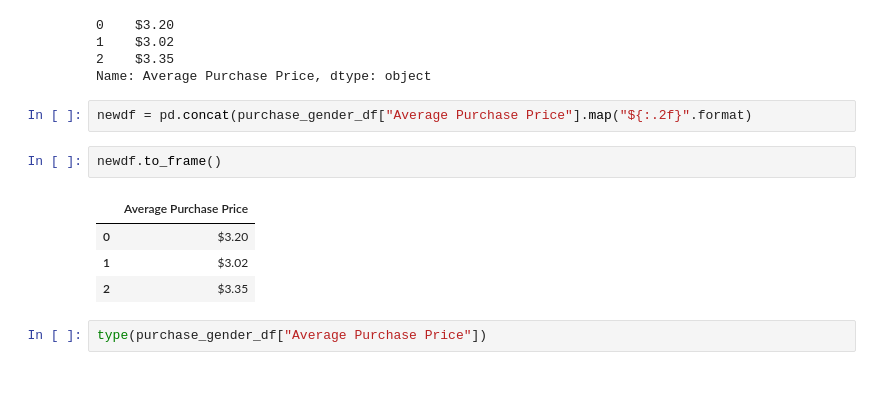
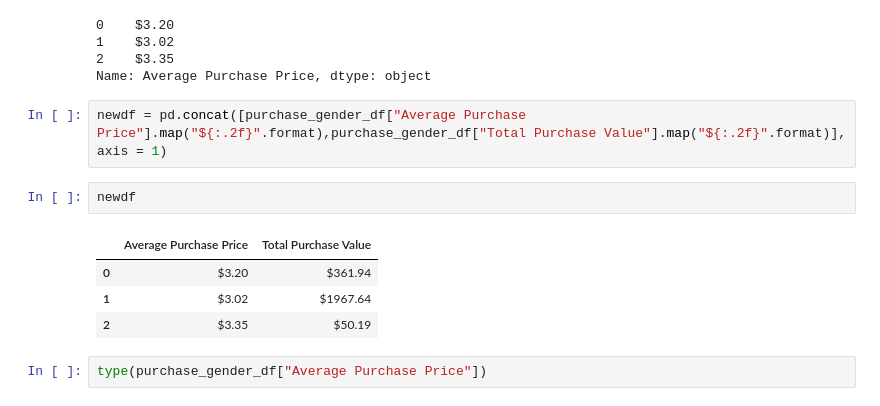
Before and after one commit to penghit/Coursera_Applied_Data_Science_Capstone, a Jupyter notebook: Panda_HeroesOfPymoli.ipynb, the cells around one changed output. Cells and saved outputs as stored; diff of their text form.

```diff
--- a/Panda_HeroesOfPymoli.ipynb
+++ b/Panda_HeroesOfPymoli.ipynb
@@ -192,14 +192,14 @@ purchase_gender_df["Average Purchase Price"].map("${:.2f}".format)
 2    $3.35
 Name: Average Purchase Price, dtype: object
 # %%
-newdf = pd.concat(purchase_gender_df["Average Purchase Price"].map("${:.2f}".format)
+newdf = pd.concat([purchase_gender_df["Average Purchase Price"].map("${:.2f}".format),purchase_gender_df["Total Purchase Value"].map("${:.2f}".format)], axis = 1)
 # %%
-newdf.to_frame()
+newdf
 # %% [output]
-|  | Average Purchase Price |
-| 0 | $3.20 |
-| 1 | $3.02 |
-| 2 | $3.35 |
+|  | Average Purchase Price | Total Purchase Value |
+| 0 | $3.20 | $361.94 |
+| 1 | $3.02 | $1967.64 |
+| 2 | $3.35 | $50.19 |
 # %%
 type(purchase_gender_df["Average Purchase Price"])
 # %% [output]
```
